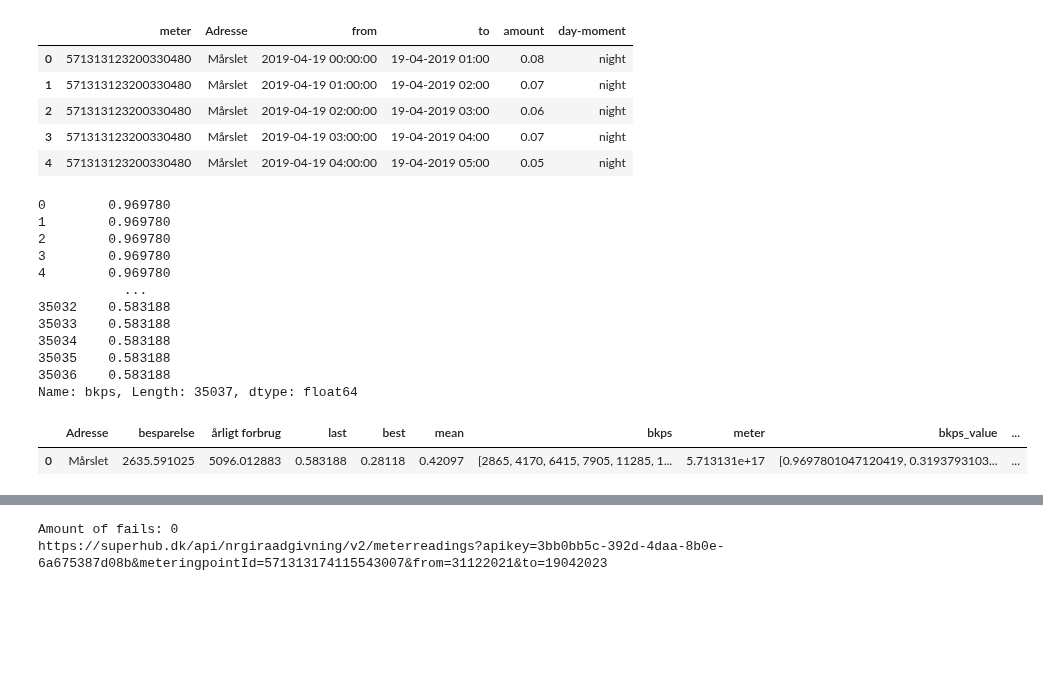
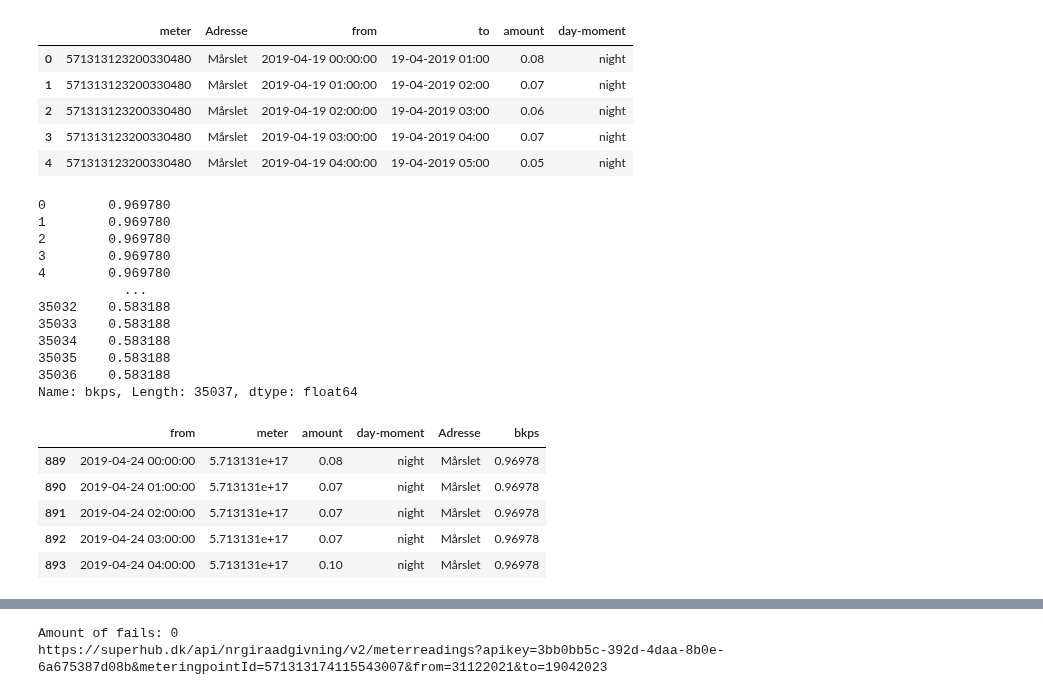
Before and after one commit to Mikkel-schmidt/El, a Jupyter notebook: Code2/Hent_data.ipynb, the cells around one changed output, grey strips where cells are left out. Drawn from its saved outputs; the diff is of its cells as text; code cells hidden in the pictures; blank space fills up the shorter version.

```diff
--- a/Code2/Hent_data.ipynb
+++ b/Code2/Hent_data.ipynb
@@ -207,24 +208,30 @@ data.head()
 # %%
 df = data
 df_besp, dff = besp()
 dff['meter'] = pd.to_numeric(dff['meter'])
 kunde = 'Privat_elforbrug_test'
 df_besp.head()
+dff = dff.iloc[889:]
+dff.head()
 # %% [output]
 0        0.969780
 1        0.969780
 2        0.969780
 3        0.969780
 4        0.969780
            ...
 35032    0.583188
 35033    0.583188
 35034    0.583188
 35035    0.583188
 35036    0.583188
 Name: bkps, Length: 35037, dtype: float64
-|  | Adresse | besparelse | årligt forbrug | last | best | mean | bkps | meter | bkps_value | ... |
-| 0 | Mårslet | 2635.591025 | 5096.012883 | 0.583188 | 0.28118 | 0.42097 | [2865, 4170, 6415, 7905, 11285, 1... | 5.713131e+17 | [0.9697801047120419, 0.3193793103... | ... |
+|  | from | meter | amount | day-moment | Adresse | bkps |
+| 889 | 2019-04-24 00:00:00 | 5.713131e+17 | 0.08 | night | Mårslet | 0.96978 |
+| 890 | 2019-04-24 01:00:00 | 5.713131e+17 | 0.07 | night | Mårslet | 0.96978 |
+| 891 | 2019-04-24 02:00:00 | 5.713131e+17 | 0.07 | night | Mårslet | 0.96978 |
+| 892 | 2019-04-24 03:00:00 | 5.713131e+17 | 0.07 | night | Mårslet | 0.96978 |
+| 893 | 2019-04-24 04:00:00 | 5.713131e+17 | 0.10 | night | Mårslet | 0.96978 |
 # %%
 kunde = 'Privat_elforbrug_test'
 df, IDs = getMeterPoints(kunde)
```
Also changed, not shown: parts of 2 cells of this notebook.
